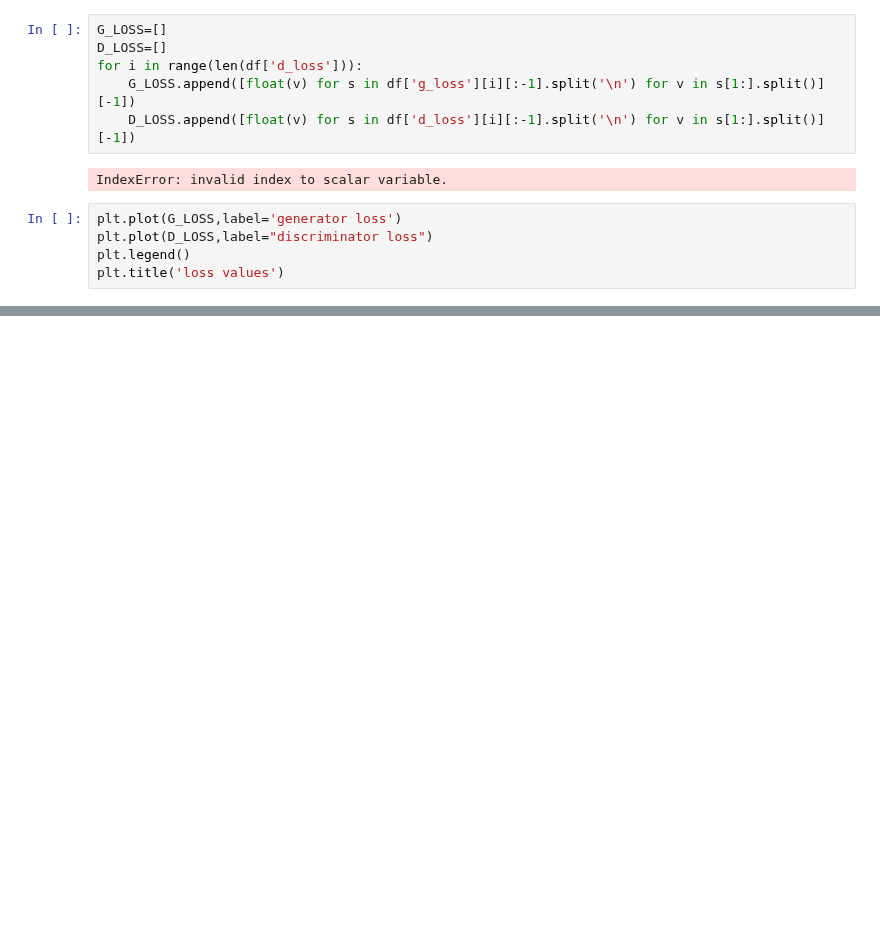
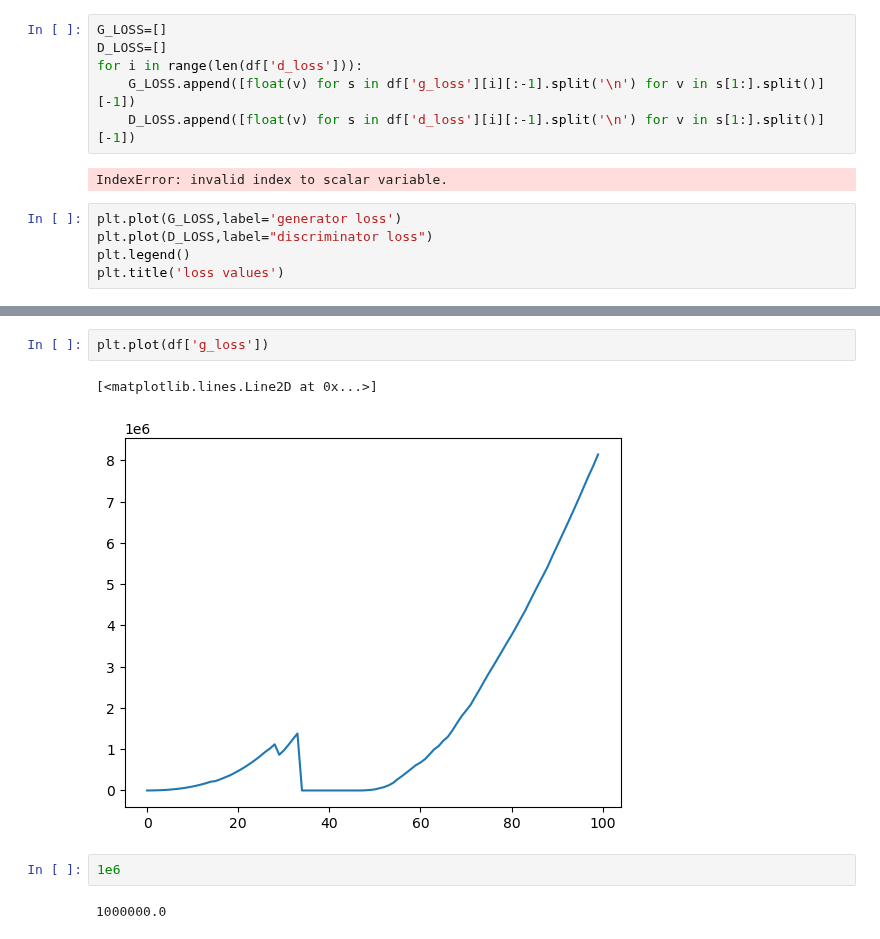
Before and after one commit to floriantilliet/mnhn_internship, a Jupyter notebook: gan_testing.ipynb, the cells around one changed output, grey strips where cells are left out. Drawn from its saved outputs; the diff is of its cells as text; blank space fills up the shorter version.

```diff
--- a/gan_testing.ipynb
+++ b/gan_testing.ipynb
@@ -306,0 +342,9 @@ Name: g_loss, dtype: float64
+# %%
+plt.plot(df['g_loss'])
+# %% [output]
+[<matplotlib.lines.Line2D at 0x...>]
+[figure, added]
+# %%
+1e6
+# %% [output]
+1000000.0
```
Also changed, not shown: parts of 17 cells of this notebook, 1 other file.
